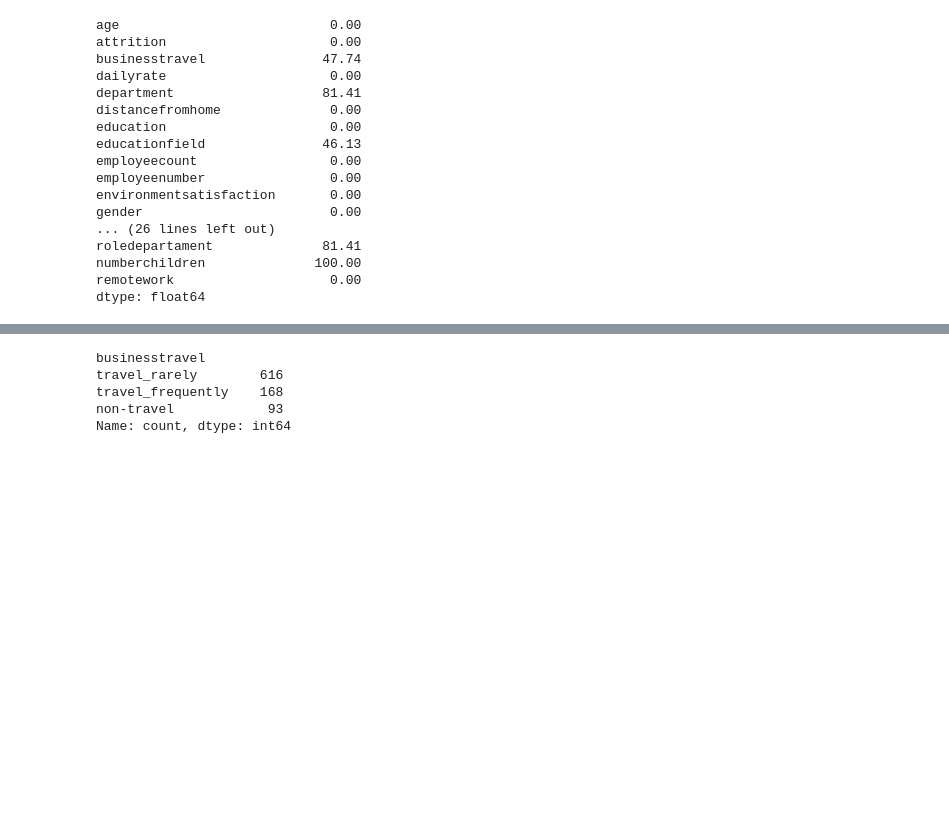
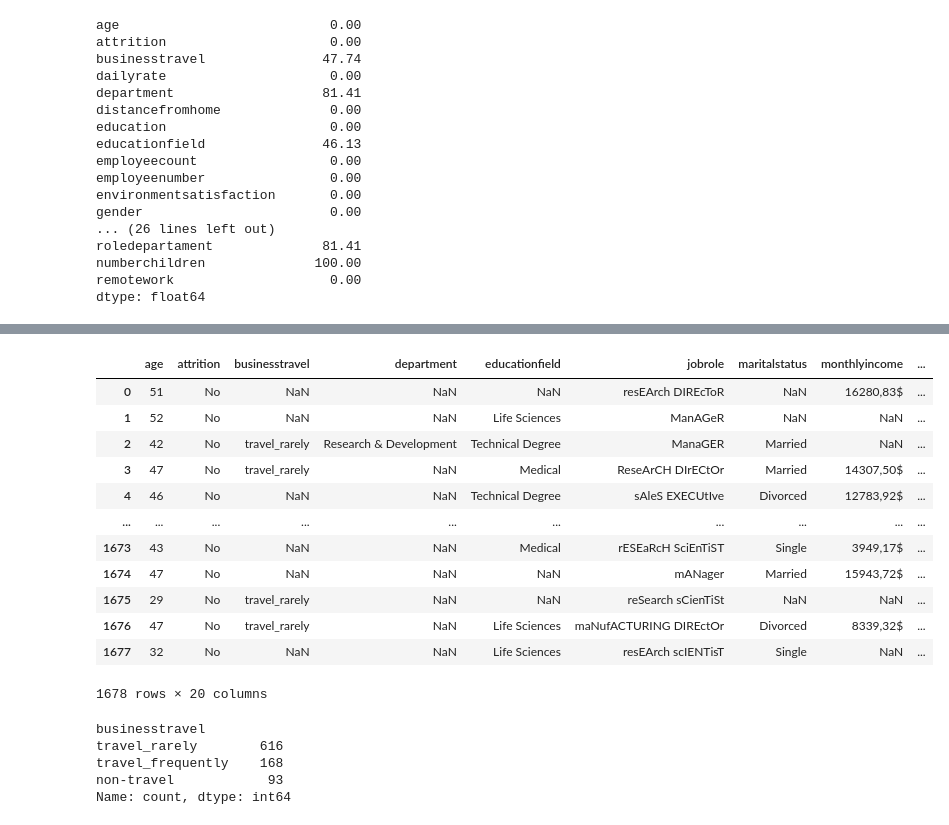
Before and after one commit to NIEVESPA/project-da-promo-60-modulo-3-team-3, a Jupyter notebook: FINAL/Fase_1_EDA.ipynb, the cells around one changed output, grey strips where cells are left out. Cells and saved outputs as stored; diff of their text form; code cells hidden in the pictures; blank space fills up the shorter version.

```diff
--- a/FINAL/Fase_1_EDA.ipynb
+++ b/FINAL/Fase_1_EDA.ipynb
@@ -67,3 +88,20 @@ dtype: float64
+# %%
+#VER CUÁLES SON TIPO OBJECT
+df.select_dtypes(include = "object")
+# %% [output]
+|  | age | attrition | businesstravel | department | educationfield | jobrole | maritalstatus | monthlyincome | ... |
+| 0 | 51 | No | NaN | NaN | NaN | resEArch DIREcToR | NaN | 16280,83$ | ... |
+| 1 | 52 | No | NaN | NaN | Life Sciences | ManAGeR | NaN | NaN | ... |
+| 2 | 42 | No | travel_rarely | Research & Development | Technical Degree | ManaGER | Married | NaN | ... |
+| 3 | 47 | No | travel_rarely | NaN | Medical | ReseArCH DIrECtOr | Married | 14307,50$ | ... |
+| 4 | 46 | No | NaN | NaN | Technical Degree | sAleS EXECUtIve | Divorced | 12783,92$ | ... |
+| ... | ... | ... | ... | ... | ... | ... | ... | ... | ... |
+| 1673 | 43 | No | NaN | NaN | Medical | rESEaRcH SciEnTiST | Single | 3949,17$ | ... |
+| 1674 | 47 | No | NaN | NaN | NaN | mANager | Married | 15943,72$ | ... |
+| 1675 | 29 | No | travel_rarely | NaN | NaN | reSearch sCienTiSt | NaN | NaN | ... |
+| 1676 | 47 | No | travel_rarely | NaN | Life Sciences | maNufACTURING DIREctOr | Divorced | 8339,32$ | ... |
+| 1677 | 32 | No | NaN | NaN | Life Sciences | resEArch scIENTisT | Single | NaN | ... |
+1678 rows × 20 columns
 # %%
 df['businesstravel'].value_counts()
 # %% [output]
```
Also changed, not shown: parts of 5 cells of this notebook.
